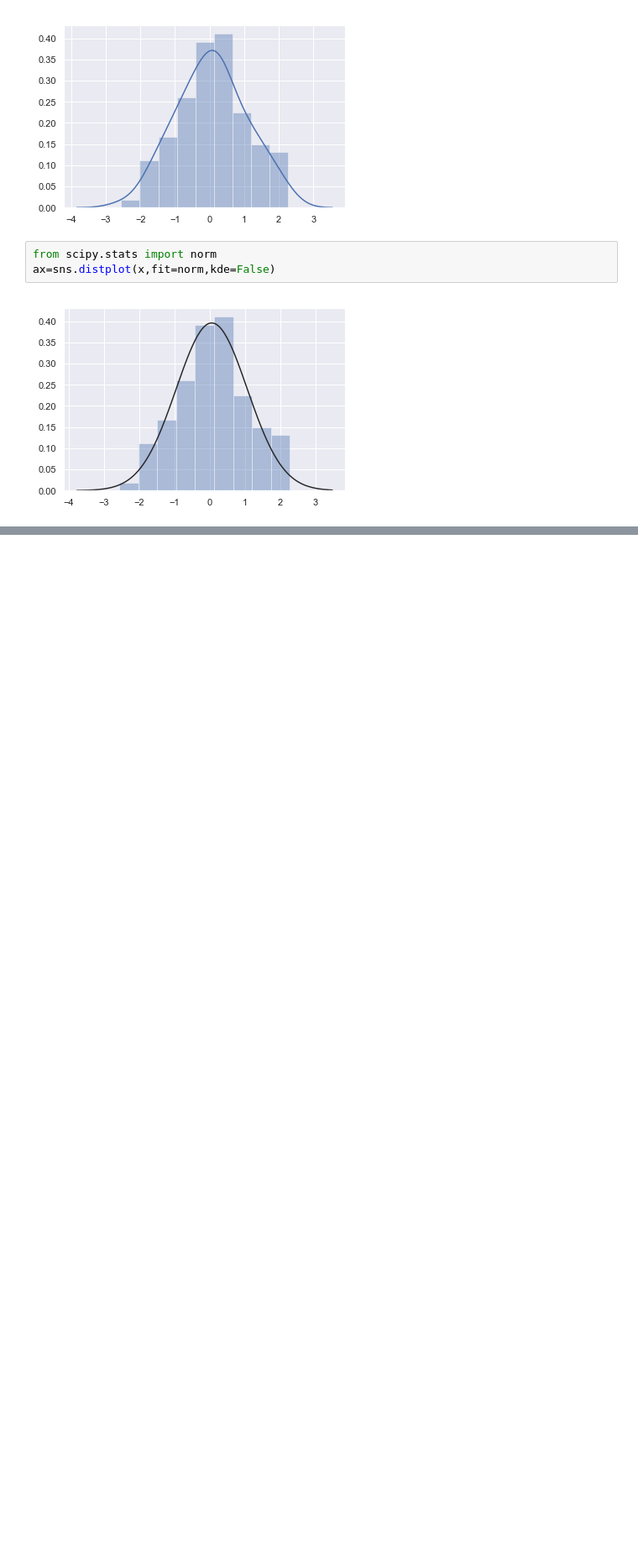
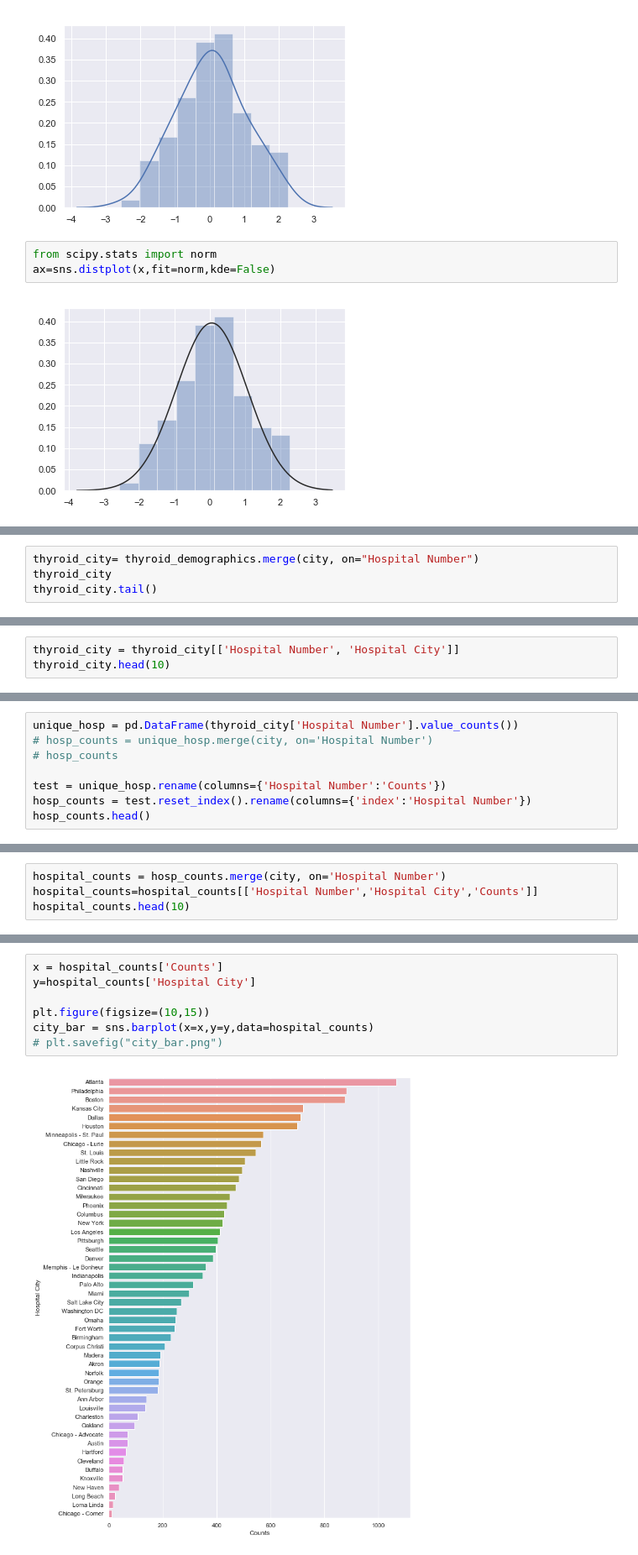
Before and after one commit to heathertrinh1017/Final-Project, a Jupyter notebook: ht.ipynb, the cells around one changed output, grey strips where cells are left out. Shown at 84% size. Saved outputs shown, nothing was run; the diff lists cells and outputs as text; blank space fills up the shorter version.

Commit message:
graphs

```diff
--- a/ht.ipynb
+++ b/ht.ipynb
@@ -446,0 +418,4 @@ Length: 93, dtype: object
+# %%
+thyroid_city= thyroid_demographics.merge(city, on="Hospital Number")
+thyroid_city
+thyroid_city.tail()
@@ -446,0 +433,3 @@ Length: 93, dtype: object
+# %%
+thyroid_city = thyroid_city[['Hospital Number', 'Hospital City']]
+thyroid_city.head(10)
@@ -446,0 +448,8 @@ Length: 93, dtype: object
+# %%
+unique_hosp = pd.DataFrame(thyroid_city['Hospital Number'].value_counts())
+# hosp_counts = unique_hosp.merge(city, on='Hospital Number')
+# hosp_counts
+
+test = unique_hosp.rename(columns={'Hospital Number':'Counts'})
+hosp_counts = test.reset_index().rename(columns={'index':'Hospital Number'})
+hosp_counts.head()
@@ -446,0 +463,4 @@ Length: 93, dtype: object
+# %%
+hospital_counts = hosp_counts.merge(city, on='Hospital Number')
+hospital_counts=hospital_counts[['Hospital Number','Hospital City','Counts']]
+hospital_counts.head(10)
@@ -446,0 +479,9 @@ Length: 93, dtype: object
+# %%
+x = hospital_counts['Counts']
+y=hospital_counts['Hospital City']
+
+plt.figure(figsize=(10,15))
+city_bar = sns.barplot(x=x,y=y,data=hospital_counts)
+# plt.savefig("city_bar.png")
+# %% [output]
+[figure, added]
```
Also changed, not shown: parts of 18 cells of this notebook, 2 other files.
